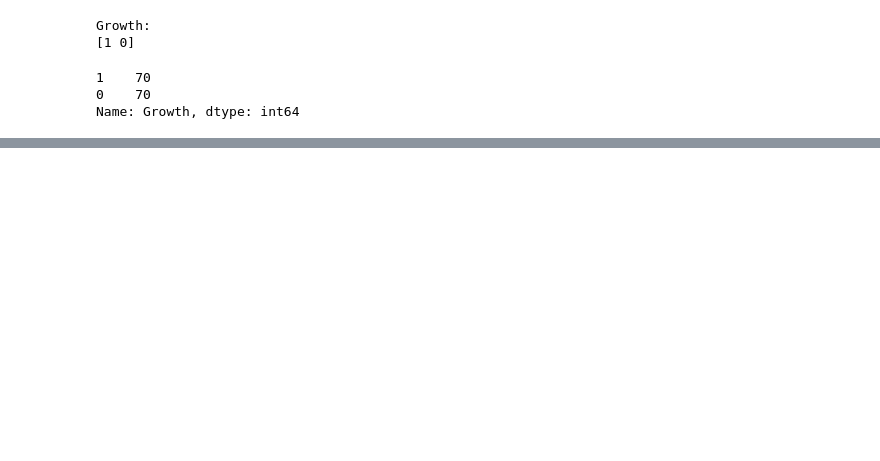
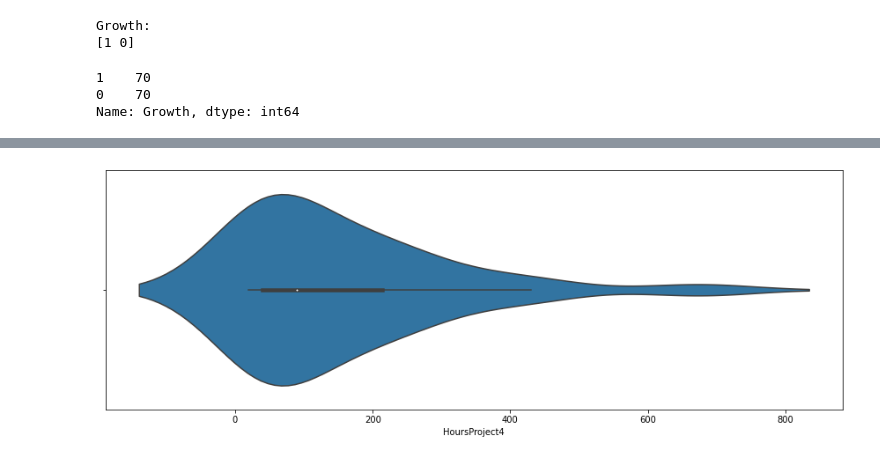
Before and after one commit to GuillermoCervera/TFM-Big-Data-y-Ciencia-de-Datos, a Jupyter notebook: TFM.ipynb, the cells around one changed output, grey strips where cells are left out. Saved outputs shown, nothing was run; the diff lists cells and outputs as text; code cells hidden in the pictures; blank space fills up the shorter version.

```diff
--- a/TFM.ipynb
+++ b/TFM.ipynb
@@ -1772,0 +1759,6 @@ Matriz de confusión:
+# %%
+plt.figure(figsize = (15,5))
+ax= sns.violinplot(df_projectsv2['HoursProject4'])
+plt.show()
+# %% [output]
+[figure, added]
```
Also changed, not shown: parts of 74 cells of this notebook.
